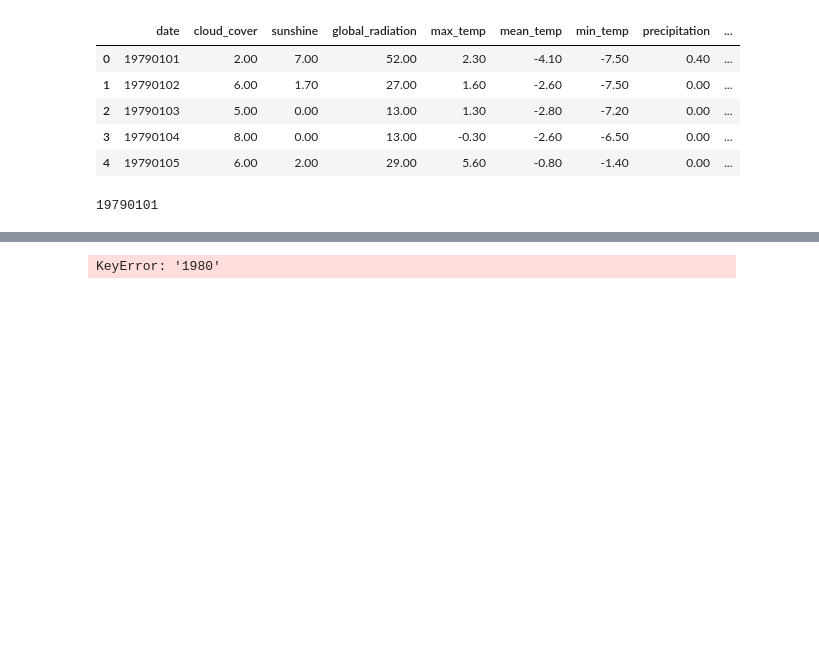
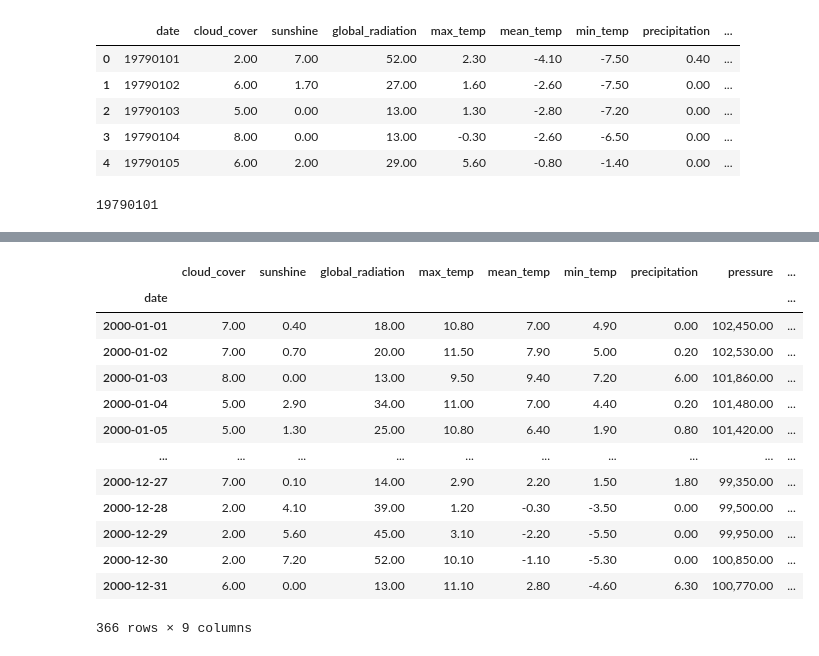
Before and after one commit to K-Pridge/TABLEAU-SARIMA-MODELS-PROJECT, a Jupyter notebook: Resampling_Datetime_Data.ipynb, the cells around one changed output, grey strips where cells are left out. Saved outputs shown, nothing was run; the diff lists cells and outputs as text; code cells hidden in the pictures; blank space fills up the shorter version.

```diff
--- a/Resampling_Datetime_Data.ipynb
+++ b/Resampling_Datetime_Data.ipynb
@@ -92,5 +83,18 @@ DatetimeIndex(['1970-01-01 00:00:00.019790101',
               dtype='datetime64[ns]', name='date', length=15341, freq=None)
 # %%
-df.loc['']
+df.loc['2000']
 # %% [output]
+|  | cloud_cover | sunshine | global_radiation | max_temp | mean_temp | min_temp | precipitation | pressure | ... |
+| date |  |  |  |  |  |  |  |  | ... |
+| 2000-01-01 | 7.00 | 0.40 | 18.00 | 10.80 | 7.00 | 4.90 | 0.00 | 102,450.00 | ... |
+| 2000-01-02 | 7.00 | 0.70 | 20.00 | 11.50 | 7.90 | 5.00 | 0.20 | 102,530.00 | ... |
+| 2000-01-03 | 8.00 | 0.00 | 13.00 | 9.50 | 9.40 | 7.20 | 6.00 | 101,860.00 | ... |
+| 2000-01-04 | 5.00 | 2.90 | 34.00 | 11.00 | 7.00 | 4.40 | 0.20 | 101,480.00 | ... |
+| 2000-01-05 | 5.00 | 1.30 | 25.00 | 10.80 | 6.40 | 1.90 | 0.80 | 101,420.00 | ... |
+| ... | ... | ... | ... | ... | ... | ... | ... | ... | ... |
+| 2000-12-27 | 7.00 | 0.10 | 14.00 | 2.90 | 2.20 | 1.50 | 1.80 | 99,350.00 | ... |
+| 2000-12-28 | 2.00 | 4.10 | 39.00 | 1.20 | -0.30 | -3.50 | 0.00 | 99,500.00 | ... |
+| 2000-12-29 | 2.00 | 5.60 | 45.00 | 3.10 | -2.20 | -5.50 | 0.00 | 99,950.00 | ... |
+| 2000-12-30 | 2.00 | 7.20 | 52.00 | 10.10 | -1.10 | -5.30 | 0.00 | 100,850.00 | ... |
+| 2000-12-31 | 6.00 | 0.00 | 13.00 | 11.10 | 2.80 | -4.60 | 6.30 | 100,770.00 | ... |
-KeyError: '1980'
+366 rows × 9 columns
```
Also changed, not shown: parts of 23 cells of this notebook.
